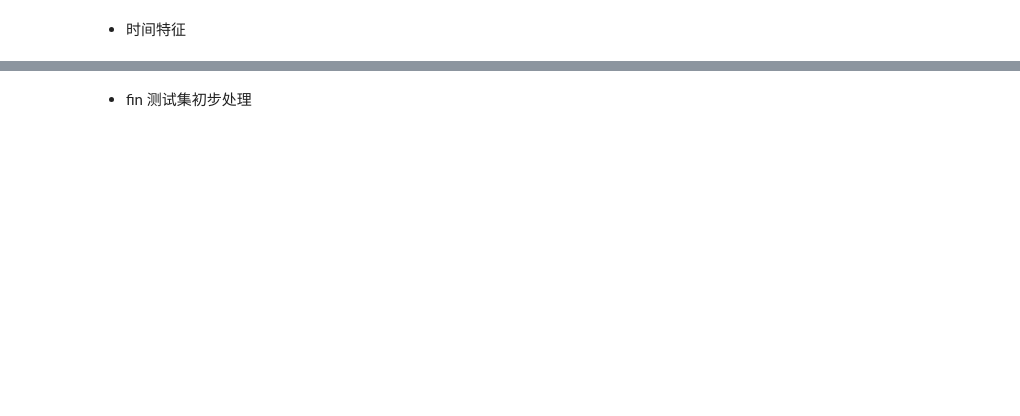
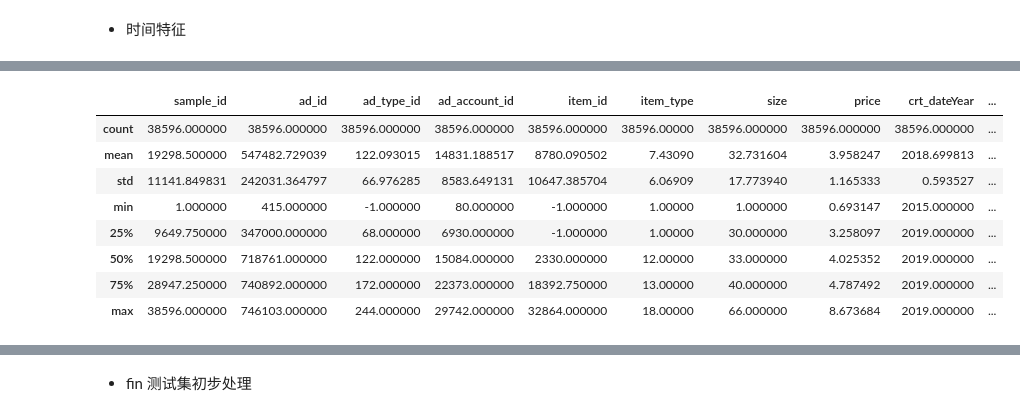
Before and after one commit to AutuanLiu/2019TencentAlgorithm, a Jupyter notebook: nbs/test_features_B.ipynb, the cells around one changed output, grey strips where cells are left out. Saved outputs shown, nothing was run; the diff lists cells and outputs as text; code cells hidden in the pictures; blank space fills up the shorter version.

```diff
--- a/nbs/test_features_B.ipynb
+++ b/nbs/test_features_B.ipynb
@@ -193,0 +252,12 @@ test.drop(columns=['出价'], inplace=True)
+# %%
+test.describe()
+# %% [output]
+|  | sample_id | ad_id | ad_type_id | ad_account_id | item_id | item_type | size | price | crt_dateYear | ... |
+| count | 38596.000000 | 38596.000000 | 38596.000000 | 38596.000000 | 38596.000000 | 38596.00000 | 38596.000000 | 38596.000000 | 38596.000000 | ... |
+| mean | 19298.500000 | 547482.729039 | 122.093015 | 14831.188517 | 8780.090502 | 7.43090 | 32.731604 | 3.958247 | 2018.699813 | ... |
+| std | 11141.849831 | 242031.364797 | 66.976285 | 8583.649131 | 10647.385704 | 6.06909 | 17.773940 | 1.165333 | 0.593527 | ... |
+| min | 1.000000 | 415.000000 | -1.000000 | 80.000000 | -1.000000 | 1.00000 | 1.000000 | 0.693147 | 2015.000000 | ... |
+| 25% | 9649.750000 | 347000.000000 | 68.000000 | 6930.000000 | -1.000000 | 1.00000 | 30.000000 | 3.258097 | 2019.000000 | ... |
+| 50% | 19298.500000 | 718761.000000 | 122.000000 | 15084.000000 | 2330.000000 | 12.00000 | 33.000000 | 4.025352 | 2019.000000 | ... |
+| 75% | 28947.250000 | 740892.000000 | 172.000000 | 22373.000000 | 18392.750000 | 13.00000 | 40.000000 | 4.787492 | 2019.000000 | ... |
+| max | 38596.000000 | 746103.000000 | 244.000000 | 29742.000000 | 32864.000000 | 18.00000 | 66.000000 | 8.673684 | 2019.000000 | ... |
```
Also changed, not shown: parts of 26 cells of this notebook, 6 other files.
